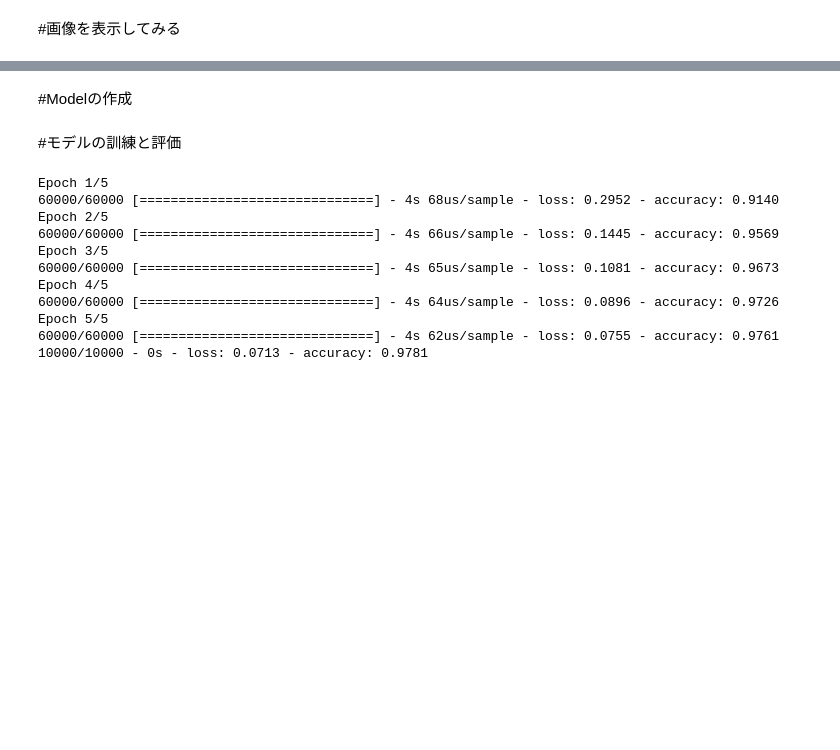
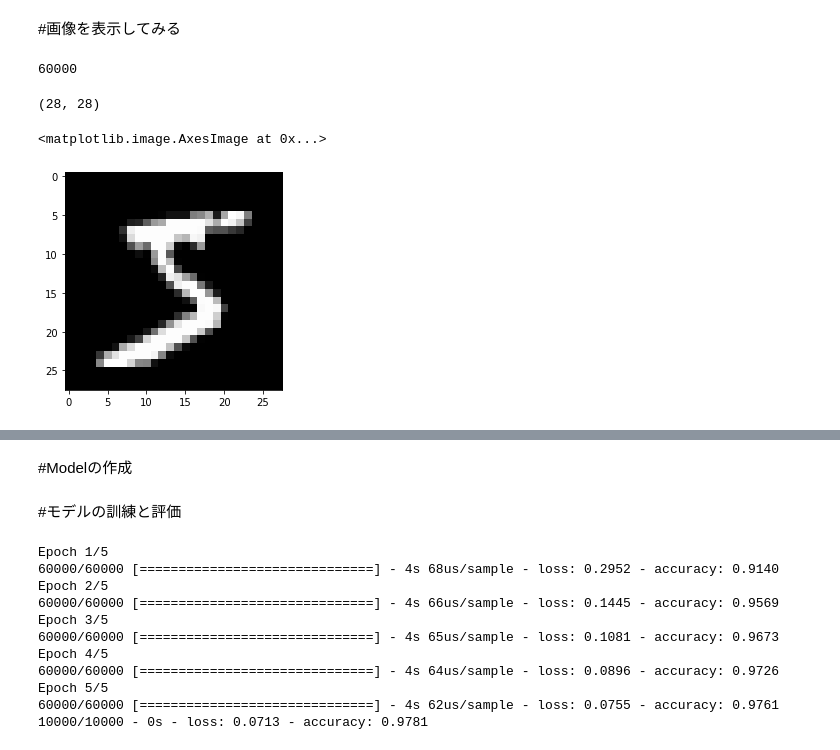
Before and after one commit to ykitaguchi77/Laboratory_course, a Jupyter notebook: 7. MNIST using Tensorflow.ipynb, the cells around one changed output, grey strips where cells are left out. Drawn from its saved outputs; the diff is of its cells as text; code cells hidden in the pictures; blank space fills up the shorter version.

```diff
--- a/7. MNIST using Tensorflow.ipynb
+++ b/7. MNIST using Tensorflow.ipynb
@@ -26,2 +25,10 @@ Downloading data from https://storage.googleapis.com/tensorflow/tf-keras-dataset
 # %% [markdown]
 #画像を表示してみる
+# %%
+len(x_train)
+# %% [output]
+60000
+# %%
+x_train[0].shape
+# %% [output]
+(28, 28)
@@ -28,3 +38,9 @@ Downloading data from https://storage.googleapis.com/tensorflow/tf-keras-dataset
+# %%
+plt.gray()
+plt.imshow(x_train[0])
+# %% [output]
+<matplotlib.image.AxesImage at 0x...>
+[figure, added]
 # %%
 import matplotlib.pyplot as plt
 import numpy as np
```
Also changed, not shown: parts of 4 cells of this notebook.
